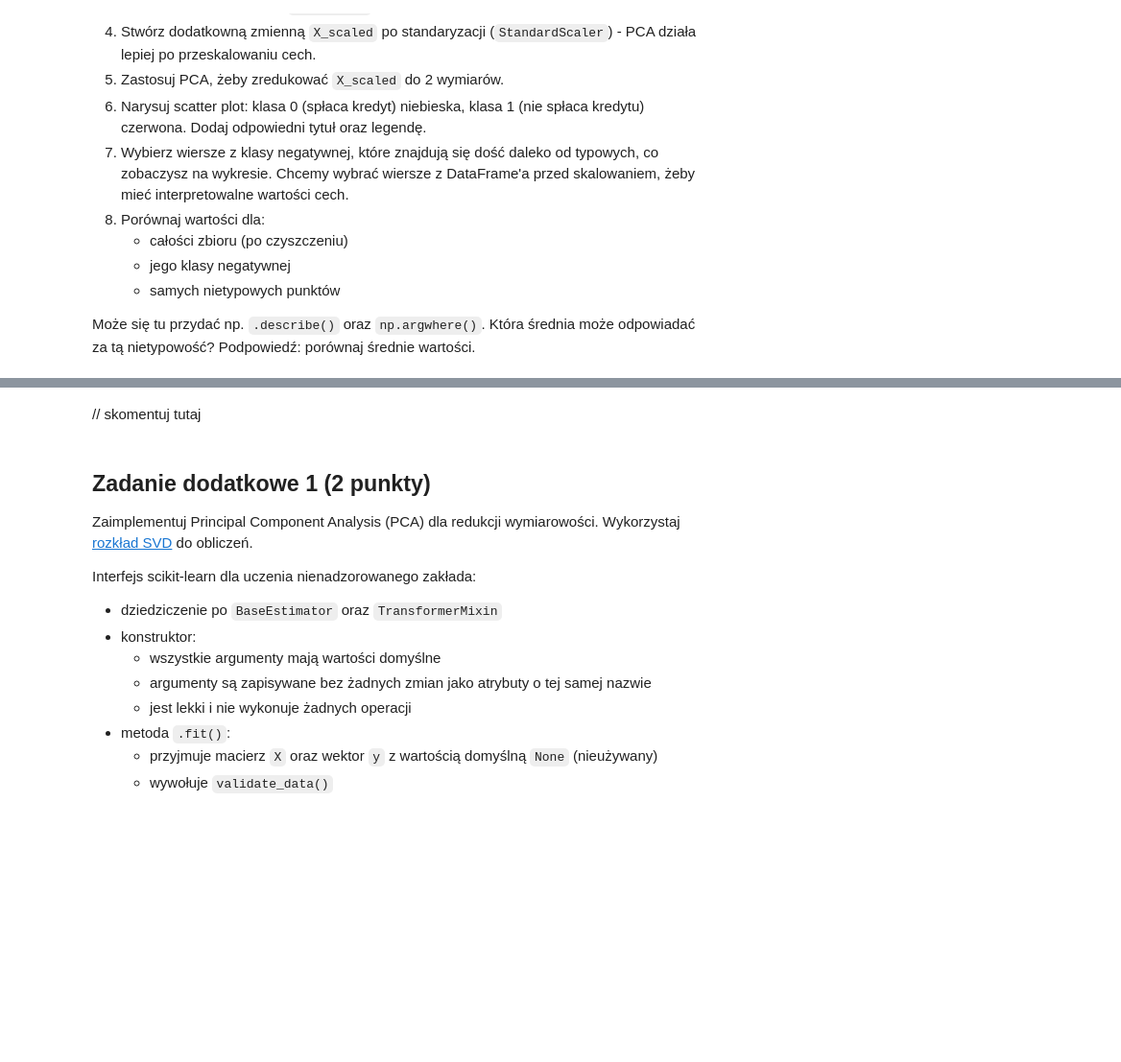
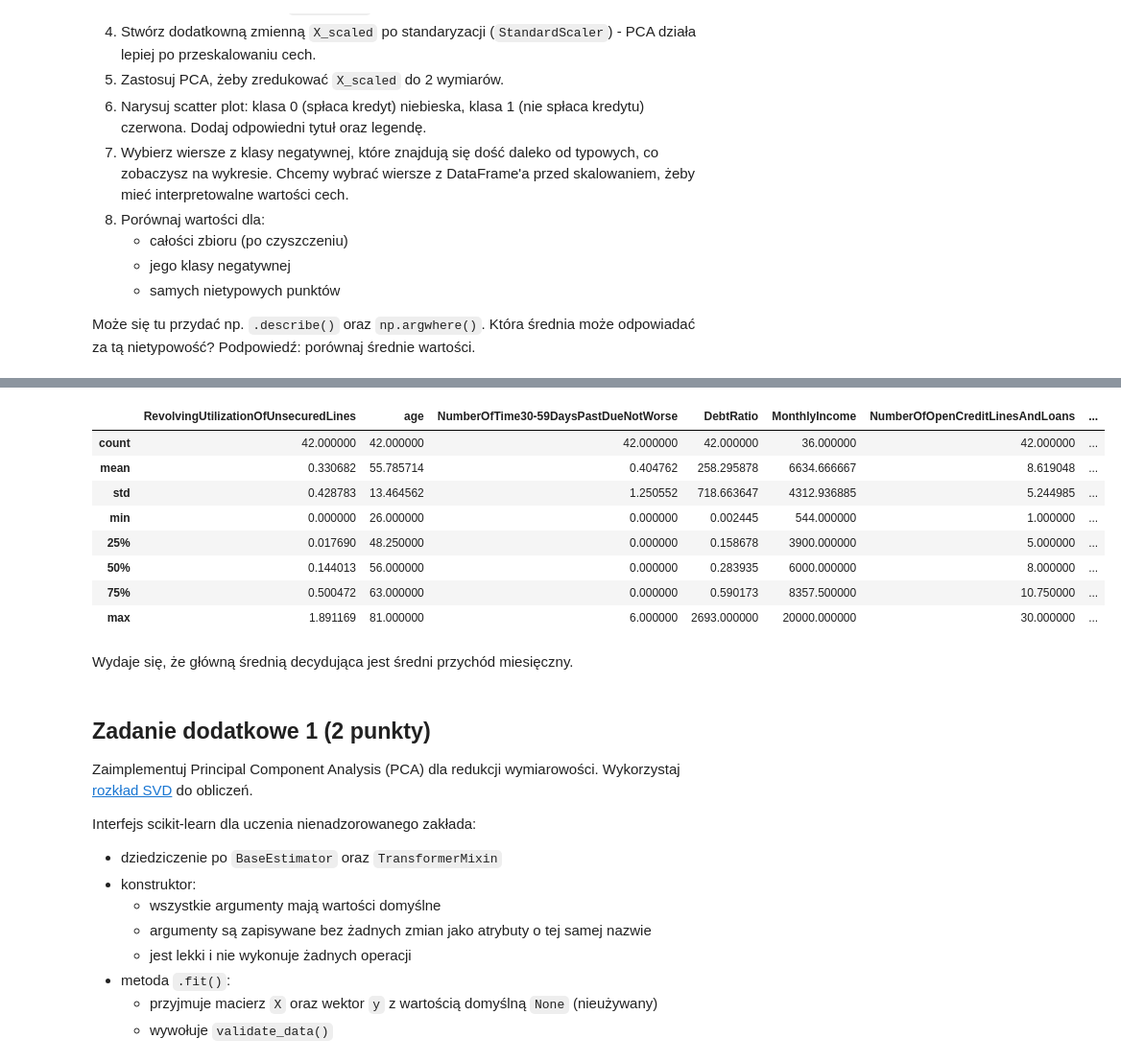
Before and after one commit to AdrianGlanowski/PUM, a Jupyter notebook: lab6/notebook.ipynb, the cells around one changed output, grey strips where cells are left out. Shown at 96% size. Saved outputs shown, nothing was run; the diff lists cells and outputs as text; code cells hidden in the pictures; blank space fills up the shorter version.

```diff
--- a/lab6/notebook.ipynb
+++ b/lab6/notebook.ipynb
@@ -566,8 +982,18 @@ X[y == 1].describe()
 # %%
-idxs = np.argwhere(X_pca[y == 0, 0] < -10).ravel()
+idxs = np.argwhere(X_pca[y_trimmed == 0, 0] < -10).ravel()
 X.iloc[idxs].describe()
+# %% [output]
+|  | RevolvingUtilizationOfUnsecuredLines | age | NumberOfTime30-59DaysPastDueNotWorse | DebtRatio | MonthlyIncome | NumberOfOpenCreditLinesAndLoans | ... |
+| count | 42.000000 | 42.000000 | 42.000000 | 42.000000 | 36.000000 | 42.000000 | ... |
+| mean | 0.330682 | 55.785714 | 0.404762 | 258.295878 | 6634.666667 | 8.619048 | ... |
+| std | 0.428783 | 13.464562 | 1.250552 | 718.663647 | 4312.936885 | 5.244985 | ... |
+| min | 0.000000 | 26.000000 | 0.000000 | 0.002445 | 544.000000 | 1.000000 | ... |
+| 25% | 0.017690 | 48.250000 | 0.000000 | 0.158678 | 3900.000000 | 5.000000 | ... |
+| 50% | 0.144013 | 56.000000 | 0.000000 | 0.283935 | 6000.000000 | 8.000000 | ... |
+| 75% | 0.500472 | 63.000000 | 0.000000 | 0.590173 | 8357.500000 | 10.750000 | ... |
+| max | 1.891169 | 81.000000 | 6.000000 | 2693.000000 | 20000.000000 | 30.000000 | ... |
-# %% [markdown]
-// skomentuj tutaj
+# %% [markdown]
+Wydaje się, że główną średnią decydująca jest średni przychód miesięczny.
 # %% [markdown]
 ## Zadanie dodatkowe 1 (2 punkty)
 
```
Also changed, not shown: parts of 20 cells of this notebook.
